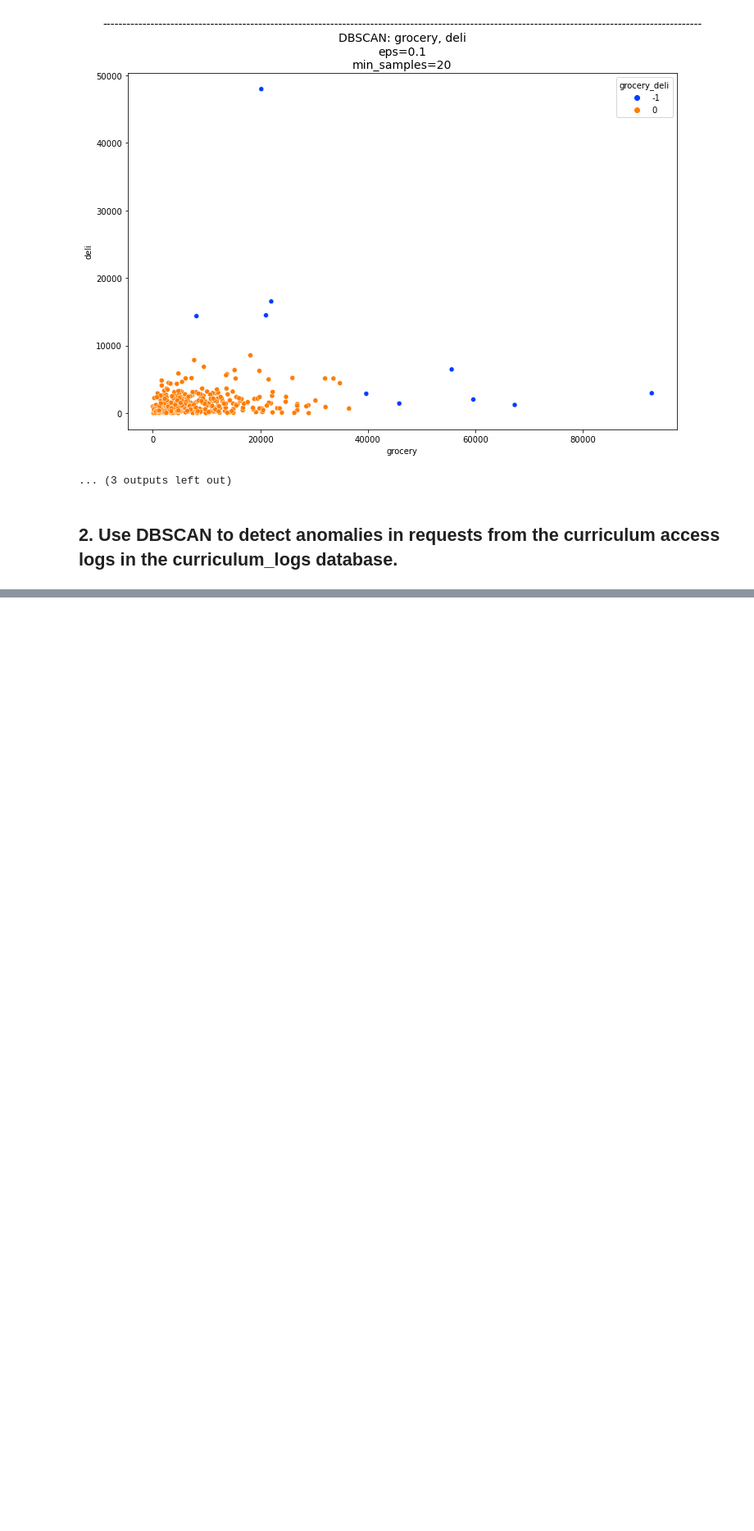
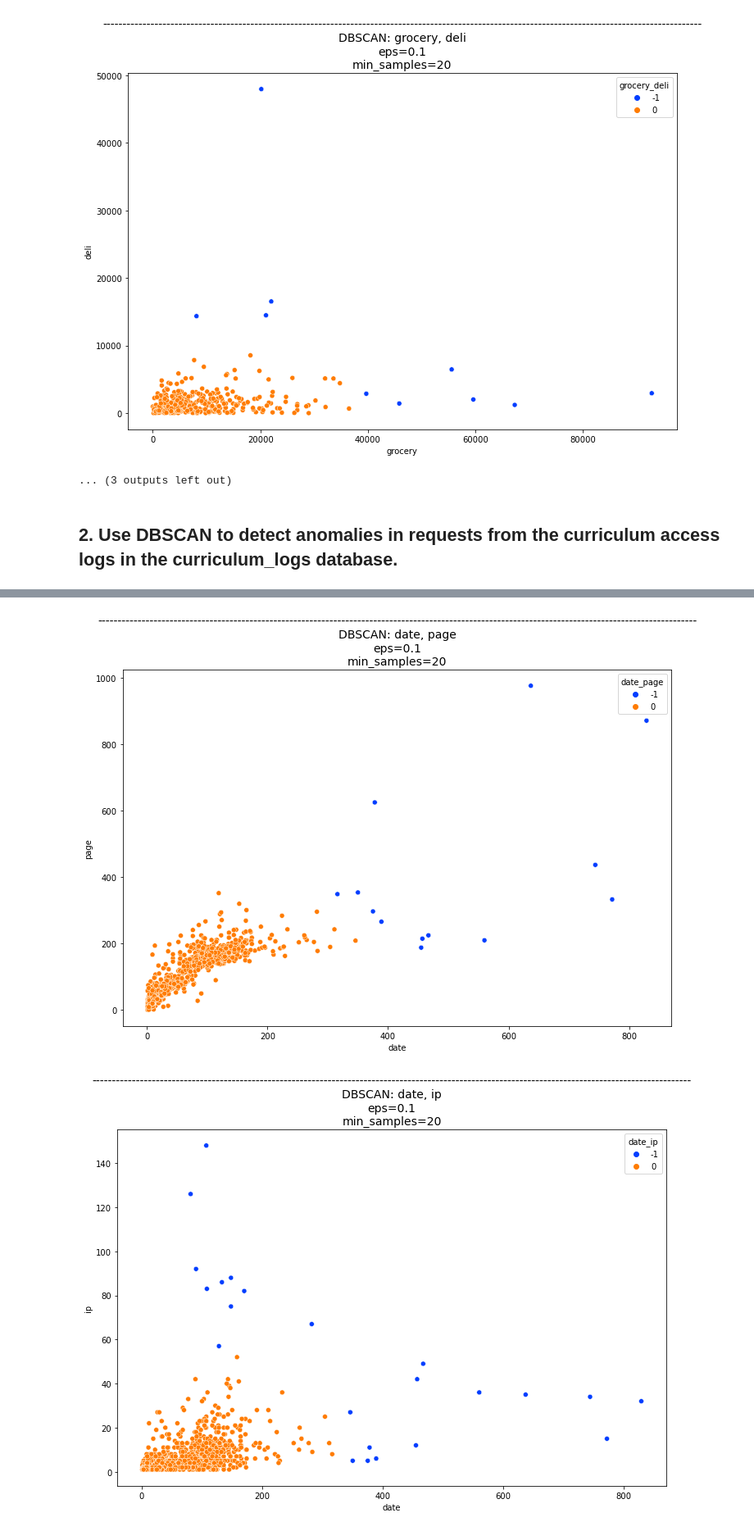
Before and after one commit to bensmith07/anomaly-detection-exercises, a Jupyter notebook: clustering_anomaly_detection.ipynb, the cells around one changed output, grey strips where cells are left out. Shown at 82% size. Cells and saved outputs as stored; diff of their text form; code cells hidden in the pictures; blank space fills up the shorter version.

```diff
--- a/clustering_anomaly_detection.ipynb
+++ b/clustering_anomaly_detection.ipynb
@@ -149,0 +158,3 @@ df.head()
+# %%
+id_counts = df.groupby('user_id')['date', 'cohort', 'page', 'ip'].nunique()
+id_counts
@@ -149,0 +184,43 @@ df.head()
+# %%
+id_counts = scale_data(id_counts, ['date', 'cohort', 'page', 'ip'])
+# %%
+def run_dbscan(df, cols, n_features, eps, min_samples):
+
+    feature_combos = itertools.combinations_with_replacement(cols, n_features)
+
+    # for every combination of two features
+    for combo in feature_combos:
+        if combo[0] != combo[1]:
+
+            # establish a feature set
+            features = combo
+
+            # create the dbscan object
+            dbsc = DBSCAN(eps=eps, min_samples=min_samples)
+
+            # fit the dbscan object
+            dbsc.fit(df[[f'scaled_{features[0]}', f'scaled_{features[1]}']])
+
+            # add the dbscan labels as a new column to the df
+            df[f'{features[0]}_{features[1]}'] = dbsc.labels_
+
+            # plot the results
+            plt.figure(figsize=(12,8))
+            sns.scatterplot(df[features[0]], df[features[1]],
+                            hue=df[f'{features[0]}_{features[1]}'],
+                            palette='bright')
+            plt.title(f'{"-"*150}\nDBSCAN: {features[0]}, {features[1]}\neps={eps}\nmin_samples={min_samples}',
+                      fontdict={'fontsize':14})
+            plt.show()
+# %%
+cols = ['date', 'page', 'ip']
+n_features = 2
+
+# establish hyperparameters
+eps = .1
+min_samples = 20
+
+run_dbscan(id_counts, cols, n_features, eps, min_samples)
+# %% [output]
+[figure, added]
+[figure, added]
```
Also changed, not shown: parts of 21 cells of this notebook, 2 other files.
